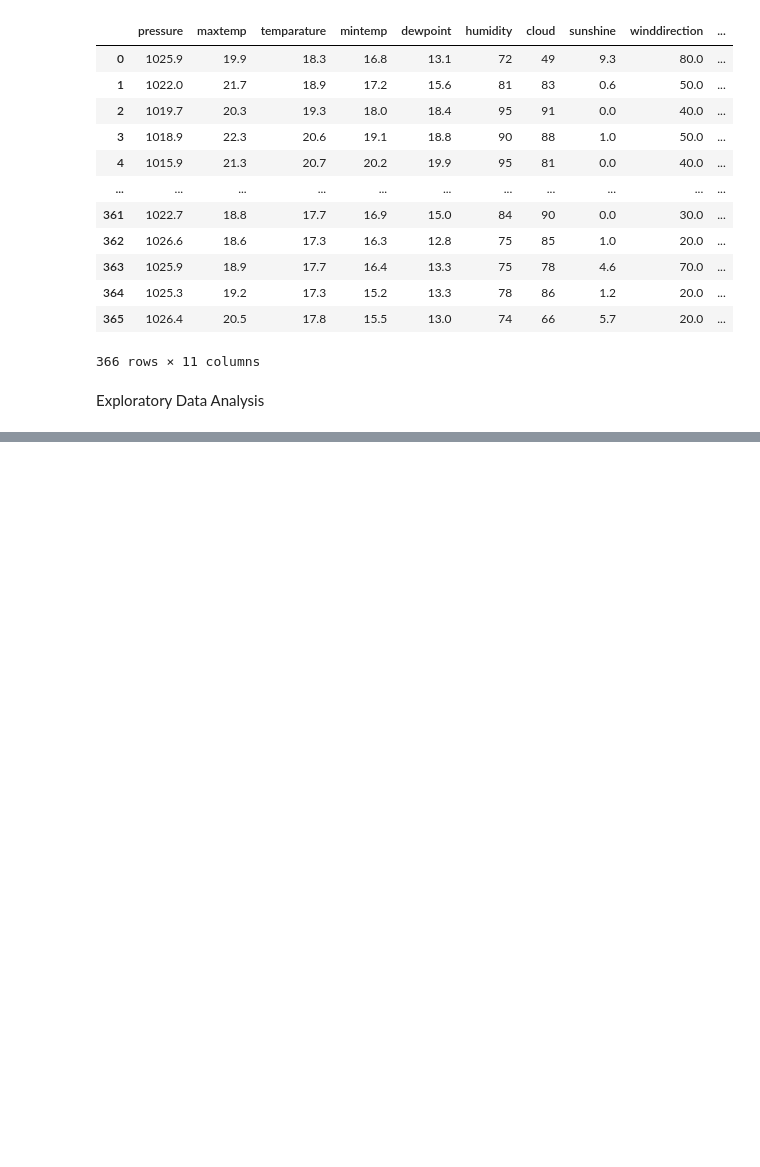
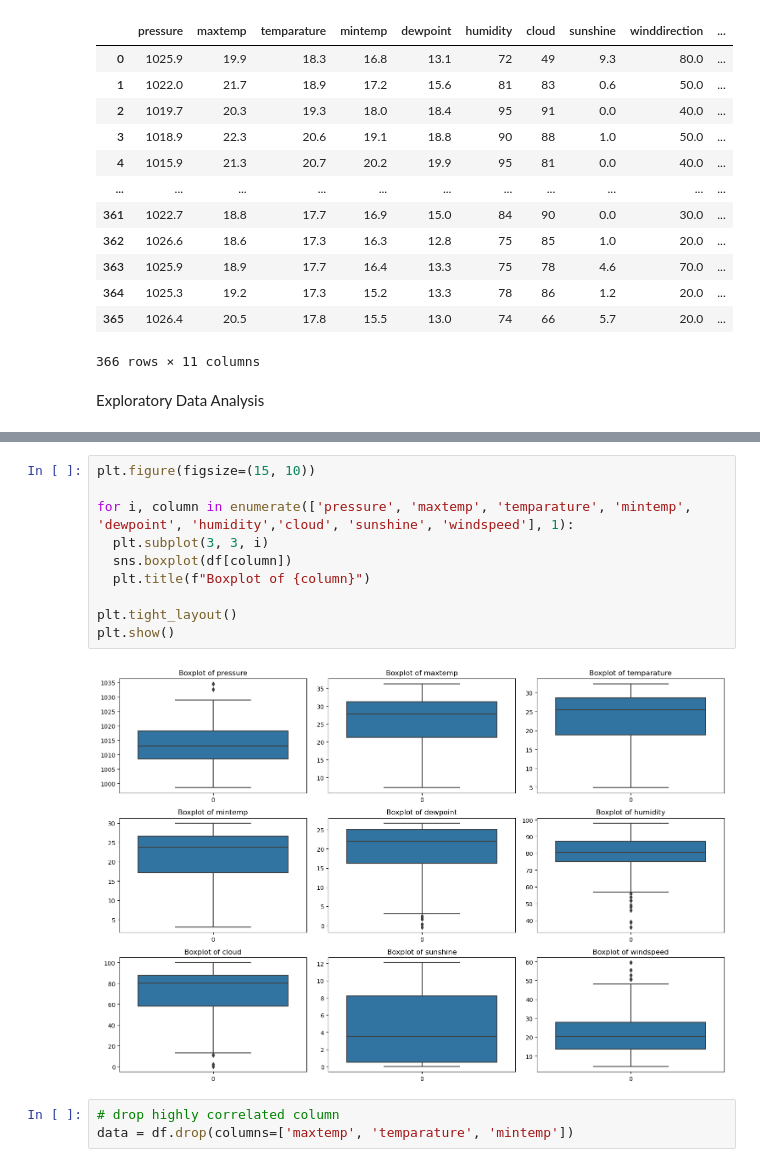
Before and after one commit to Raksha1729/Prediction_of_Rainfall_using_ML, a Jupyter notebook: prediction_model.ipynb, the cells around one changed output, grey strips where cells are left out. Drawn from its saved outputs; the diff is of its cells as text; blank space fills up the shorter version.

```diff
--- a/prediction_model.ipynb
+++ b/prediction_model.ipynb
@@ -334,0 +339,15 @@ plt.show()
+# %%
+plt.figure(figsize=(15, 10))
+
+for i, column in enumerate(['pressure', 'maxtemp', 'temparature', 'mintemp', 'dewpoint', 'humidity','cloud', 'sunshine', 'windspeed'], 1):
+  plt.subplot(3, 3, i)
+  sns.boxplot(df[column])
+  plt.title(f"Boxplot of {column}")
+
+plt.tight_layout()
+plt.show()
+# %% [output]
+[figure, added]
+# %%
+# drop highly correlated column
+data = df.drop(columns=['maxtemp', 'temparature', 'mintemp'])
```
Also changed, not shown: parts of 35 cells of this notebook.
